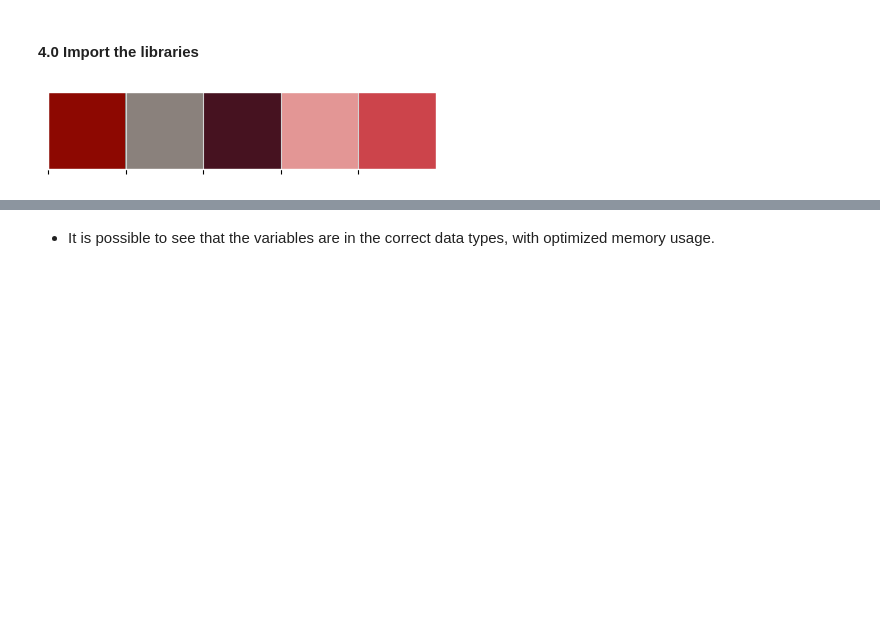
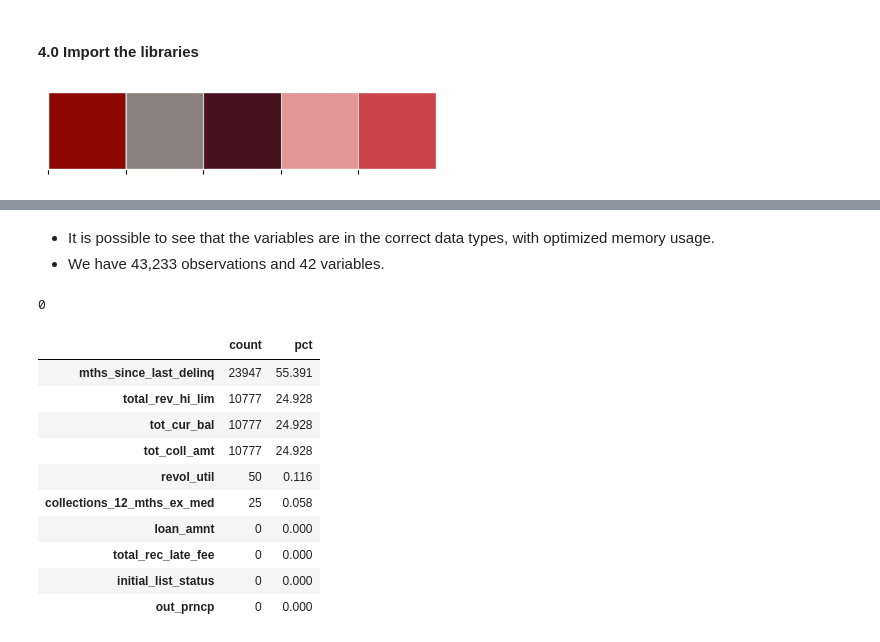
Before and after one commit to allmeidaapedro/Lending-Club-Credit-Scoring, a Jupyter notebook: notebooks/4_lgd_ead_modeling.ipynb, the cells around one changed output, grey strips where cells are left out. Saved outputs shown, nothing was run; the diff lists cells and outputs as text; code cells hidden in the pictures; blank space fills up the shorter version.

```diff
--- a/notebooks/4_lgd_ead_modeling.ipynb
+++ b/notebooks/4_lgd_ead_modeling.ipynb
@@ -121,2 +123,25 @@ memory usage: 61.4 MB
 # %% [markdown]
 - It is possible to see that the variables are in the correct data types, with optimized memory usage.
+- We have 43,233 observations and 42 variables.
+# %%
+# Inspect duplicates.
+ead_lgd_df.duplicated().sum()
+# %% [output]
+0
+# %%
+# Inspect missing values.
+missing_df = ead_lgd_df.isna().sum().to_frame().rename(columns={0: 'count'}).sort_values(by=['count'], ascending=False)
+missing_df['pct'] = round(missing_df['count'] / ead_lgd_df.shape[0] * 100, 3)
+missing_df.head(10)
+# %% [output]
+|  | count | pct |
+| mths_since_last_delinq | 23947 | 55.391 |
+| total_rev_hi_lim | 10777 | 24.928 |
+| tot_cur_bal | 10777 | 24.928 |
+| tot_coll_amt | 10777 | 24.928 |
+| revol_util | 50 | 0.116 |
+| collections_12_mths_ex_med | 25 | 0.058 |
+| loan_amnt | 0 | 0.000 |
+| total_rec_late_fee | 0 | 0.000 |
+| initial_list_status | 0 | 0.000 |
+| out_prncp | 0 | 0.000 |
```
Also changed, not shown: parts of 27 cells of this notebook, 2 other files.
